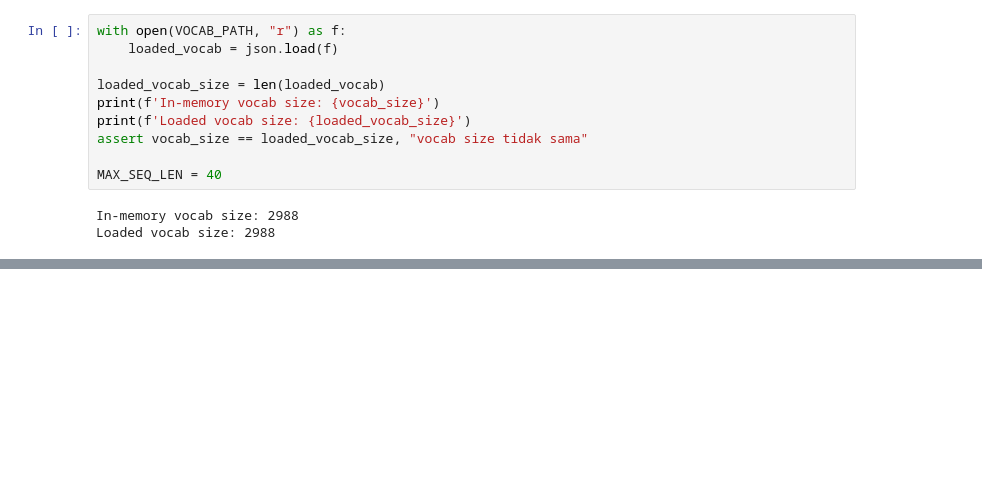
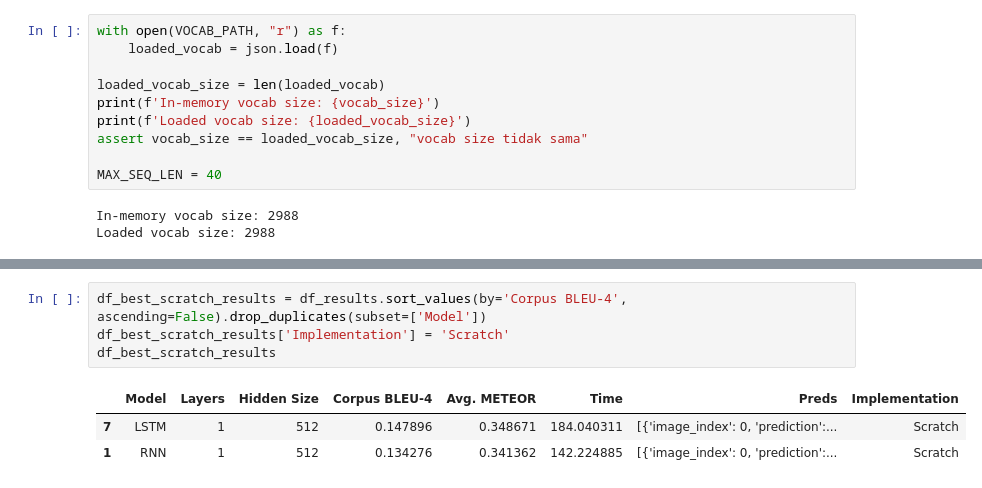
Before and after one commit to Azzkaaaa/Tugas-Besar-ML-2, a Jupyter notebook: src/notebook/rnn_ltsm_experiments.ipynb, the cells around one changed output, grey strips where cells are left out. Saved outputs shown, nothing was run; the diff lists cells and outputs as text; blank space fills up the shorter version.

```diff
--- a/src/notebook/rnn_ltsm_experiments.ipynb
+++ b/src/notebook/rnn_ltsm_experiments.ipynb
@@ -413,0 +411,8 @@ Menjalankan Inference Scratch
+# %%
+df_best_scratch_results = df_results.sort_values(by='Corpus BLEU-4', ascending=False).drop_duplicates(subset=['Model'])
+df_best_scratch_results['Implementation'] = 'Scratch'
+df_best_scratch_results
+# %% [output]
+|  | Model | Layers | Hidden Size | Corpus BLEU-4 | Avg. METEOR | Time | Preds | Implementation |
+| 7 | LSTM | 1 | 512 | 0.147896 | 0.348671 | 184.040311 | [{'image_index': 0, 'prediction':... | Scratch |
+| 1 | RNN | 1 | 512 | 0.134276 | 0.341362 | 142.224885 | [{'image_index': 0, 'prediction':... | Scratch |
```
Also changed, not shown: parts of 11 cells of this notebook, 1 other file.
